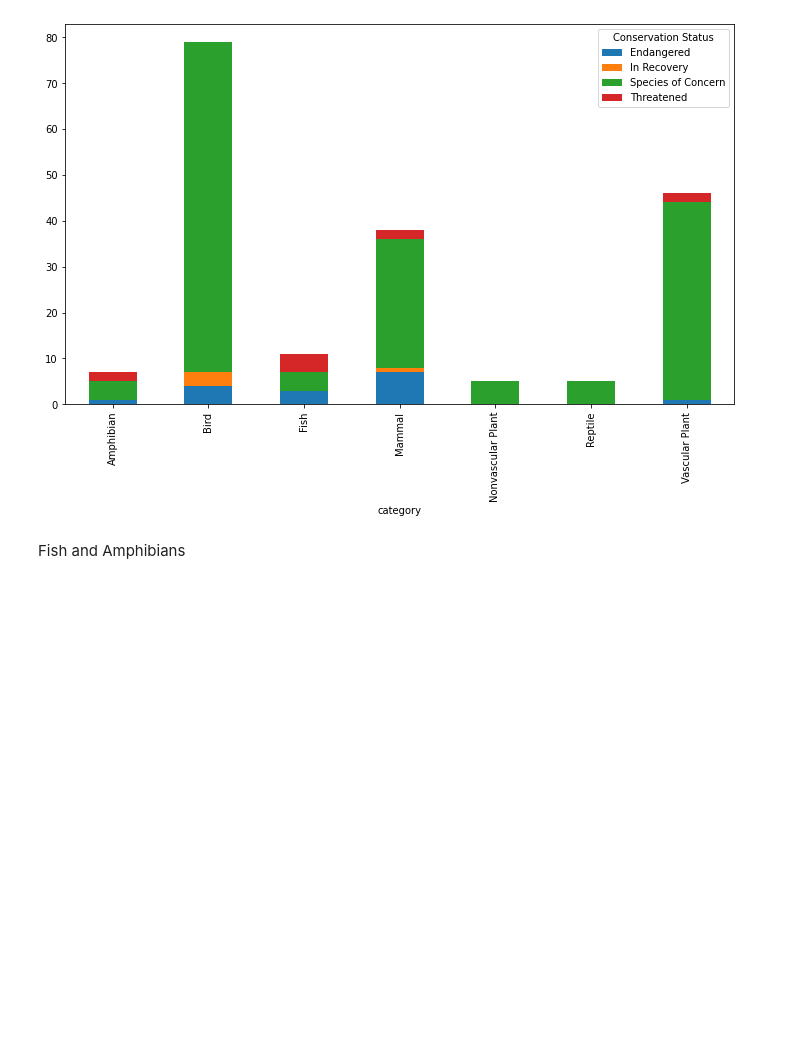
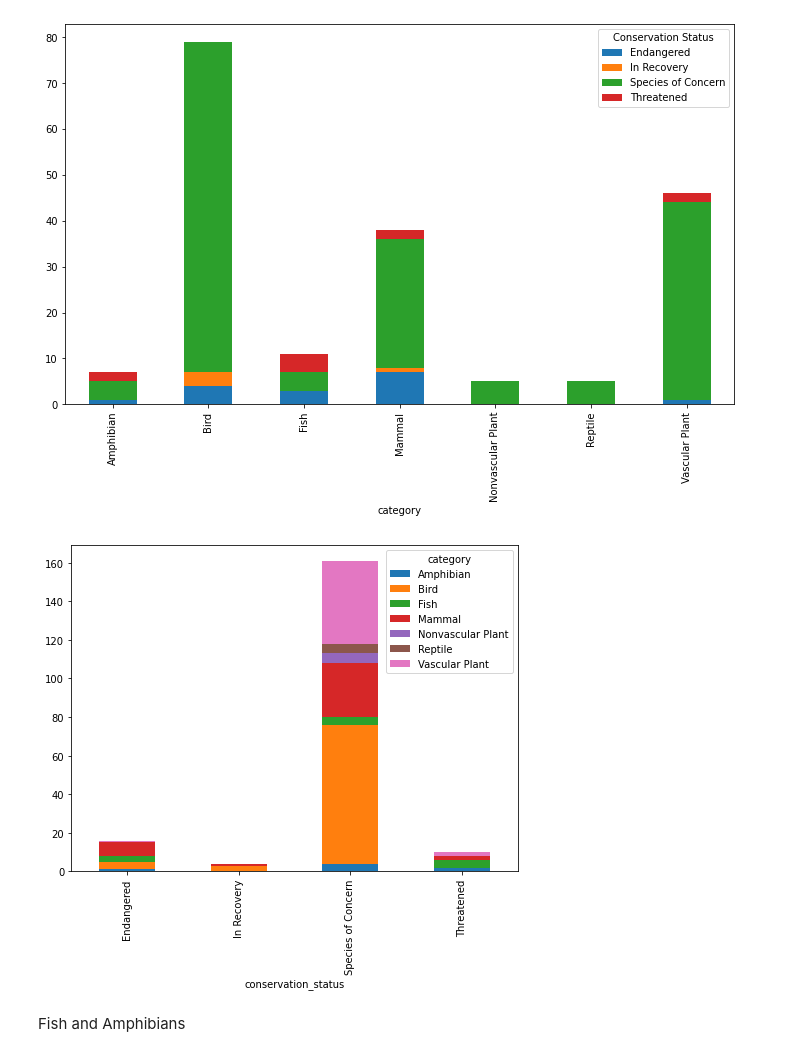
Before and after one commit to bartmj/Biodiversity-EDA, a Jupyter notebook: biodiversity.ipynb, the cells around one changed output. Drawn from its saved outputs; the diff is of its cells as text; code cells hidden in the pictures; blank space fills up the shorter version.

```diff
--- a/biodiversity.ipynb
+++ b/biodiversity.ipynb
@@ -85,5 +105,11 @@ plt.legend(title='Conservation Status')
 # %% [output]
 <matplotlib.legend.Legend at 0x...>
 [figure]
+# %%
+conservationCategory = species.groupby(['conservation_status', 'category'])['scientific_name'].count().unstack()
+
+ax = conservationCategory.plot(kind='bar', figsize=(8,6), stacked=True)
+# %% [output]
+[figure, added]
 # %% [markdown]
 Fish and Amphibians
```
Also changed, not shown: parts of 17 cells of this notebook.
